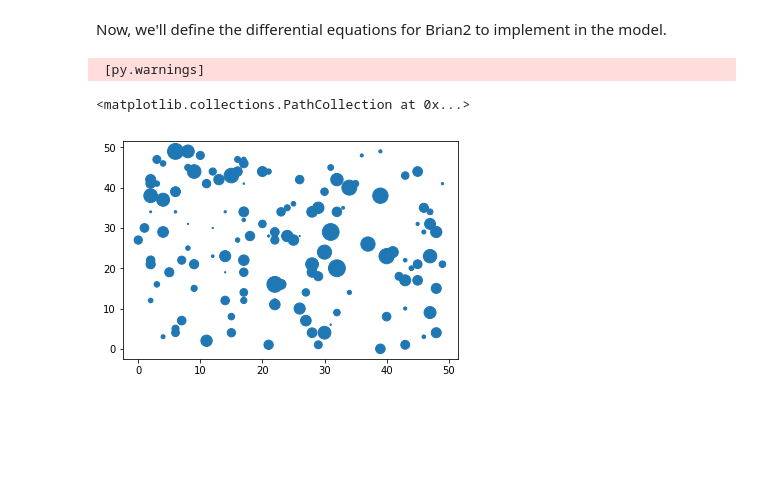
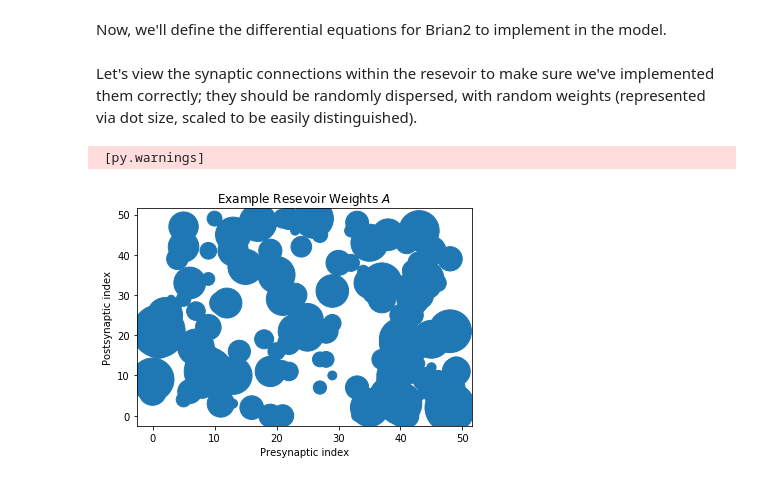
Before and after one commit to acellon/emc-brian-docker, a Jupyter notebook: src/emc-final-project.ipynb, the cells around one changed output. Drawn from its saved outputs; the diff is of its cells as text; code cells hidden in the pictures; blank space fills up the shorter version.

```diff
--- a/src/emc-final-project.ipynb
+++ b/src/emc-final-project.ipynb
@@ -33,25 +33,30 @@ Next, let's describe each of the various parameters and variables necessary to i
 
 Now, let's set some of those parameters as defined in the paper and supplemental materials.
 # %%
-lambda_s = 100 * ms
-lambda_v = 1 * second
+lambda_s = 1/(100 * ms)
+lambda_v = 1/(1 * second)
 
-theta = 0.05
-gamma = theta
+theta = 0.1
+gamma = 0.05
 V_r = 0.9 * theta
 # %% [markdown]
 Now, we'll define the differential equations for Brian2 to implement in the model.
 # %%
 eqsNeuSat = '''
-dV/dt = -lambda_v * V + satsyn + V_r * lambda_s * r  + Iext : 1
+dV/dt = -lambda_v * V + Hz*satsyn + V_r * lambda_s * r  + Hz*(Iext + Ifb) : 1
 satsyn : 1 # saturation synapse summation term
+Iext : 1 # input current
+Ifb : 1 # feedback current
 
 dr/dt = -lambda_s * r : 1
 '''
-resetSat = 'V -= theta'
+#resetSat = 'V -= theta'
+resetSat = 'V = 0'
 threshSat = 'V > theta'
 eqsSynSat = '''
 A : 1 # maximum synaptic weight
+wf : 1 # feedback weights
 satsyn_post = A * tanh(gamma * r_pre) : 1 (summed)
+plastic : boolean (shared)
 '''
 eqsPreSat = 'r += 1'
@@ -66,16 +63,25 @@ A[inds[0:int(p*N**2)]] = g**2/(N*p) * randn(int(p*N**2))
+# %%
+N = 50
+g = 1.5
+p = 0.1
 # %%
 start_scope()
 
-check_neur = NeuronGroup(N, eqsNeuSat, threshold=threshSat, reset=resetSat, method='rk4')
-check_neur.V = V_r
+resevoir = NeuronGroup(N, eqsNeuSat, threshold=threshSat, reset=resetSat, method='euler')
+resevoir.V = V_r
 
-check_syn = Synapses(check_neur, check_neur, eqsSynSat, on_pre=eqsPreSat)
-check_syn.connect(p=p)
-check_syn.A = g**2/(N*p) * randn(check_syn.N[:])
+# check_neur.Iext = 250*sin(4*pi*Hz*t)
+satSyn = Synapses(resevoir, resevoir, eqsSynSat, on_pre=eqsPreSat)
+satSyn.connect(p=p)
+satSyn.A = g**2/(N*p) * randn(satSyn.N[:])
-# %% [output]
- [py.warnings]
-# %%
-scatter(check_syn.i,check_syn.j,s=check_syn.A*2000)
-# %% [output]
-<matplotlib.collections.PathCollection at 0x...>
-[figure, removed]
+# %% [markdown]
+Let's view the synaptic connections within the resevoir to make sure we've implemented them correctly; they should be randomly dispersed, with random weights (represented via dot size, scaled to be easily distinguished).
+# %%
+scatter(satSyn.i,satSyn.j,s=satSyn.A*2000)
+xlabel('Presynaptic index')
+ylabel('Postsynaptic index')
+title('Example Resevoir Weights $A$')
+show()
+# %% [output]
+ [py.warnings]
+[figure, added]
```
Also changed, not shown: parts of 19 cells of this notebook, 1 other file.
